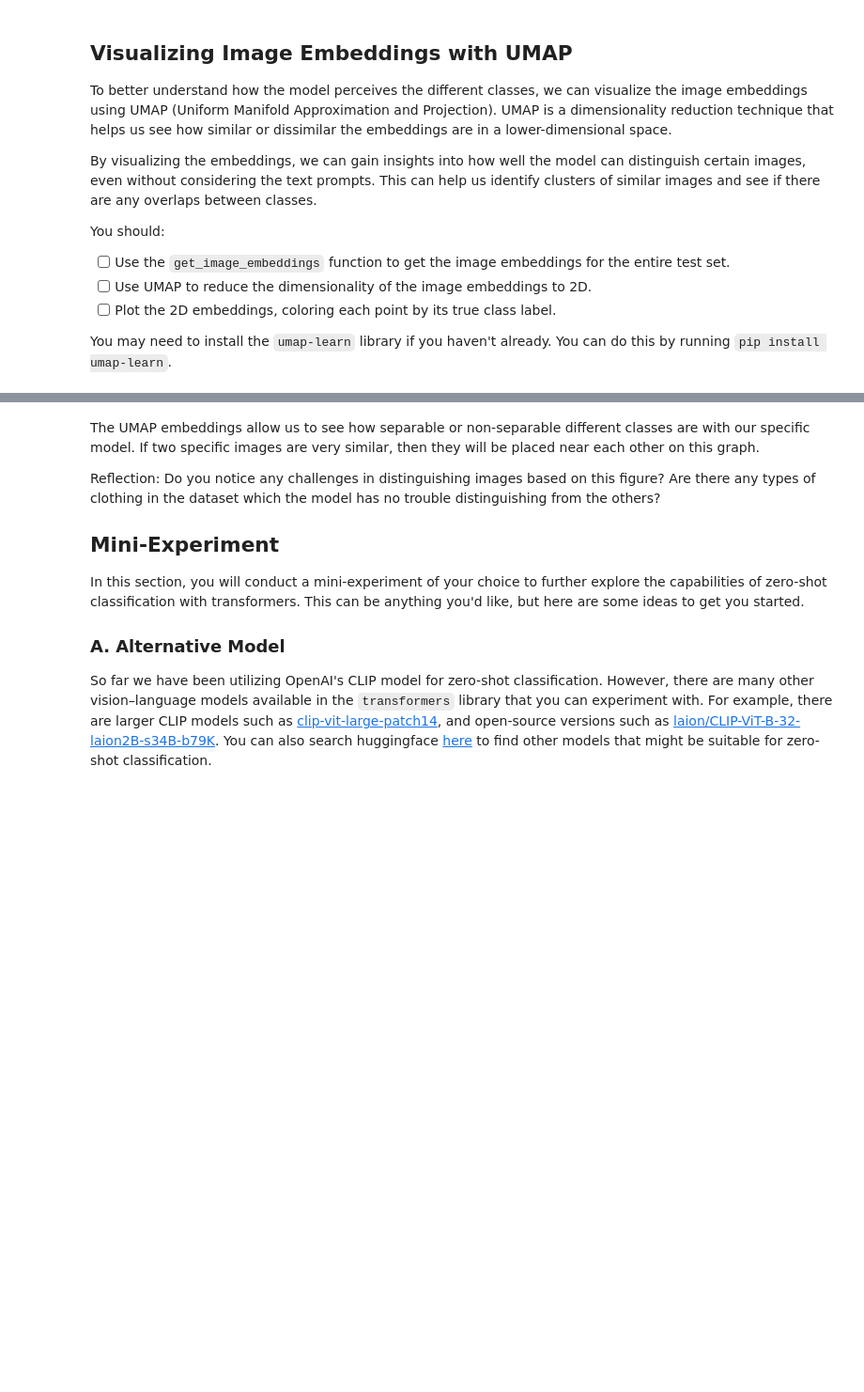
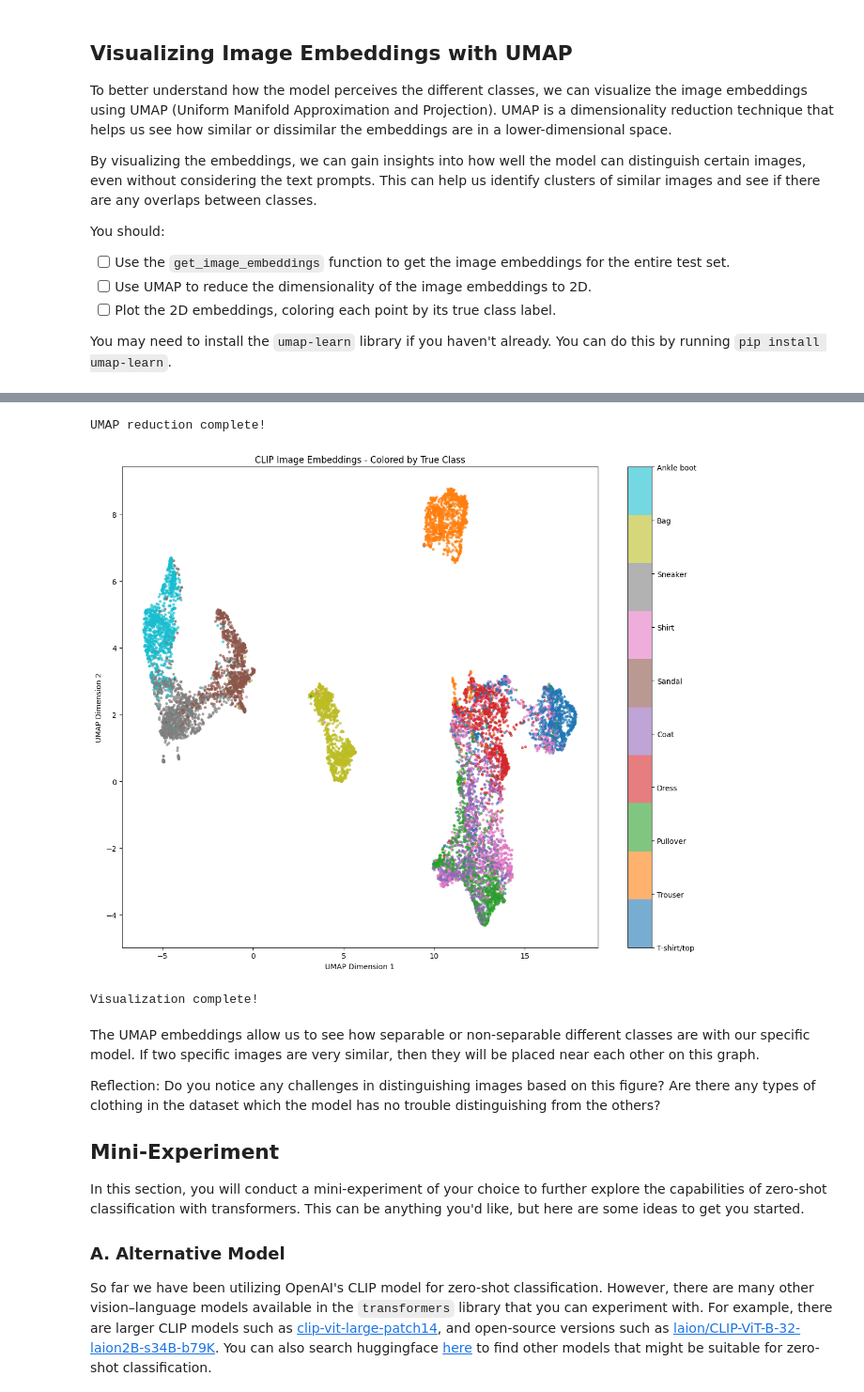
Before and after one commit to jkhan2211/deep_learning, a Jupyter notebook: 02_activities/assignments/assignment_2.ipynb, the cells around one changed output, grey strips where cells are left out. Shown at 94% size. Cells and saved outputs as stored; diff of their text form; code cells hidden in the pictures; blank space fills up the shorter version.

```diff
--- a/02_activities/assignments/assignment_2.ipynb
+++ b/02_activities/assignments/assignment_2.ipynb
@@ -256,5 +427,7 @@ You may need to install the `umap-learn` library if you haven't already. You can
 # %%
 from umap import UMAP
+import matplotlib.pyplot as plt
+import numpy as np
 
 # ------------------------------------------------------------
 # 1. Collect image embeddings
@@ -262,14 +435,51 @@ from umap import UMAP
 all_img_emb = []
 all_labels  = []
 
+print("Collecting image embeddings (using subset for speed)...")
+max_images = 500  # Only 1000 images instead of 10,000
+processed_count = 0
+
+print("Collecting image embeddings...")
 for pixel_values, labels in test_loader:
+    # Get image embeddings for the batch
+    image_embeddings = get_image_embeddings(pixel_values)
 
+    # Convert to CPU and numpy for UMAP
+    all_img_emb.append(image_embeddings.cpu().numpy())
+    all_labels.append(labels.numpy())
+
+# Combine all batches
+all_img_emb = np.concatenate(all_img_emb)
+all_labels = np.concatenate(all_labels)
+
+print(f"Collected {len(all_img_emb)} image embeddings")
 
 # ------------------------------------------------------------
 # 2. Fit UMAP
 # ------------------------------------------------------------
+print("Fitting UMAP...")
+umap_reducer = UMAP(n_components=2, random_state=42, n_neighbors=15, min_dist=0.1)
+embeddings_2d = umap_reducer.fit_transform(all_img_emb)
 
+print("UMAP reduction complete!")
 
 # ------------------------------------------------------------
 # 3. Plot coloured by ground-truth label
 # ------------------------------------------------------------
+plt.figure(figsize=(12, 10))
+scatter = plt.scatter(embeddings_2d[:, 0], embeddings_2d[:, 1],
+                     c=all_labels, cmap='tab10', alpha=0.6, s=8)
+plt.colorbar(scatter, ticks=range(len(CLASS_NAMES)))
+plt.title('CLIP Image Embeddings - Colored by True Class')
+plt.xlabel('UMAP Dimension 1')
+plt.ylabel('UMAP Dimension 2')
+
+# Add class names to the colorbar
+cbar = plt.gcf().axes[-1]
+cbar.set_yticklabels(CLASS_NAMES)
+
+plt.tight_layout()
+plt.show()
+
+print("Visualization complete!")
+# %% [output]
@@ -276,3 +490,6 @@ for pixel_values, labels in test_loader:
+UMAP reduction complete!
+[figure, added]
+Visualization complete!
 # %% [markdown]
 The UMAP embeddings allow us to see how separable or non-separable different classes are with our specific model. If two specific images are very similar, then they will be placed near each other on this graph.
 
```
Also changed, not shown: parts of 12 cells of this notebook.
